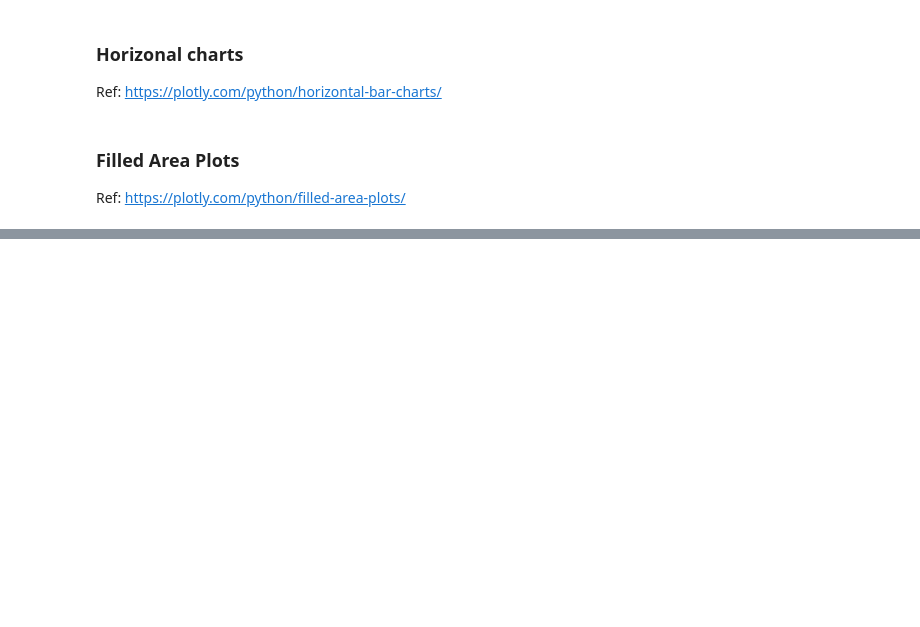
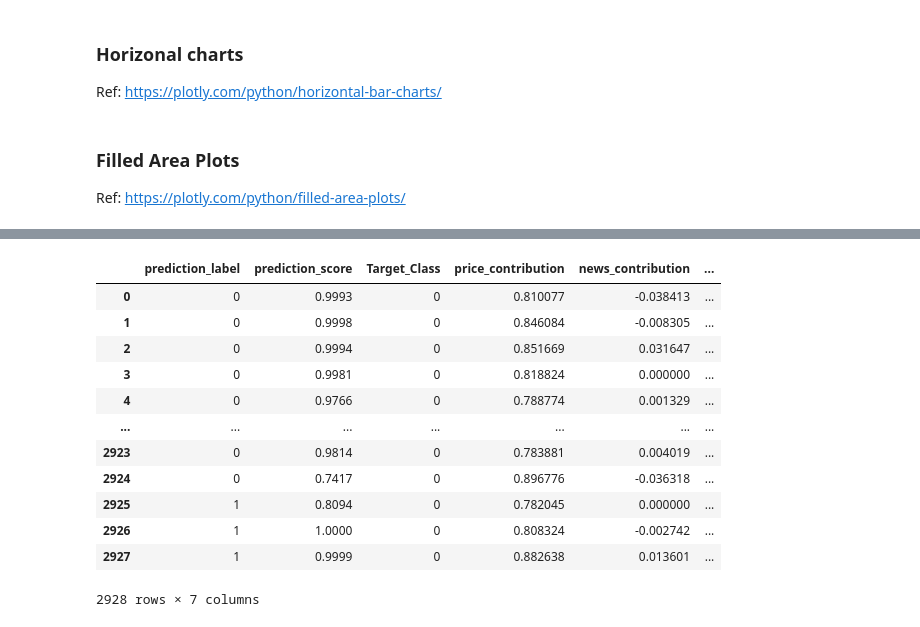
Before and after one commit to priyank96/bny-crypto, a Jupyter notebook: plots/plots.ipynb, the cells around one changed output, grey strips where cells are left out. Drawn from its saved outputs; the diff is of its cells as text; code cells hidden in the pictures; blank space fills up the shorter version.

```diff
--- a/plots/plots.ipynb
+++ b/plots/plots.ipynb
@@ -132,0 +183,17 @@ price_data_df['volume'].max()
+# %%
+val_df[['prediction_label', 'prediction_score', 'Target_Class', 'price_contribution', 'news_contribution', 'social_media_contribution',
+       'prediction_logit']]
+# %% [output]
+|  | prediction_label | prediction_score | Target_Class | price_contribution | news_contribution | ... |
+| 0 | 0 | 0.9993 | 0 | 0.810077 | -0.038413 | ... |
+| 1 | 0 | 0.9998 | 0 | 0.846084 | -0.008305 | ... |
+| 2 | 0 | 0.9994 | 0 | 0.851669 | 0.031647 | ... |
+| 3 | 0 | 0.9981 | 0 | 0.818824 | 0.000000 | ... |
+| 4 | 0 | 0.9766 | 0 | 0.788774 | 0.001329 | ... |
+| ... | ... | ... | ... | ... | ... | ... |
+| 2923 | 0 | 0.9814 | 0 | 0.783881 | 0.004019 | ... |
+| 2924 | 0 | 0.7417 | 0 | 0.896776 | -0.036318 | ... |
+| 2925 | 1 | 0.8094 | 0 | 0.782045 | 0.000000 | ... |
+| 2926 | 1 | 1.0000 | 0 | 0.808324 | -0.002742 | ... |
+| 2927 | 1 | 0.9999 | 0 | 0.882638 | 0.013601 | ... |
+2928 rows × 7 columns
```
Also changed, not shown: parts of 12 cells of this notebook, 3 other files.
